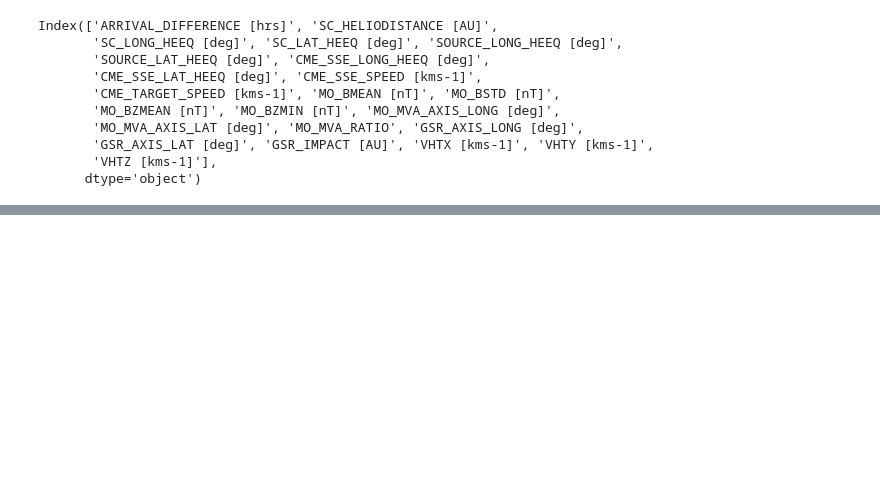
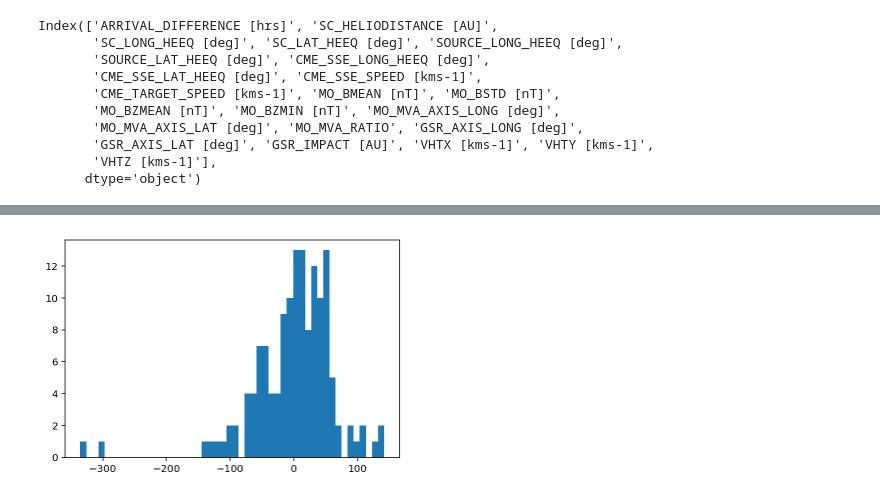
Before and after one commit to Atashnezhad/CME_forcast, a Jupyter notebook: Codes/P02_01_EDA.ipynb, the cells around one changed output, grey strips where cells are left out. Cells and saved outputs as stored; diff of their text form; code cells hidden in the pictures; blank space fills up the shorter version.

```diff
--- a/Codes/P02_01_EDA.ipynb
+++ b/Codes/P02_01_EDA.ipynb
@@ -190,0 +254,7 @@ No handles with labels found to put in legend.
+# %%
+# Creat residuals
+resids = y - y_pred
+# N assumption:
+plt.hist(resids, bins=50);
+# %% [output]
+[figure, added]
```
Also changed, not shown: parts of 26 cells of this notebook, 2 other files.
